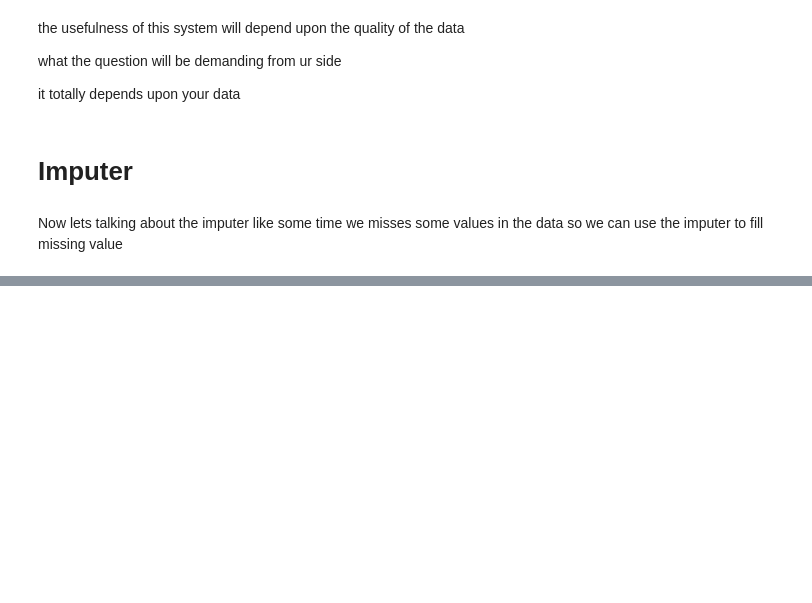
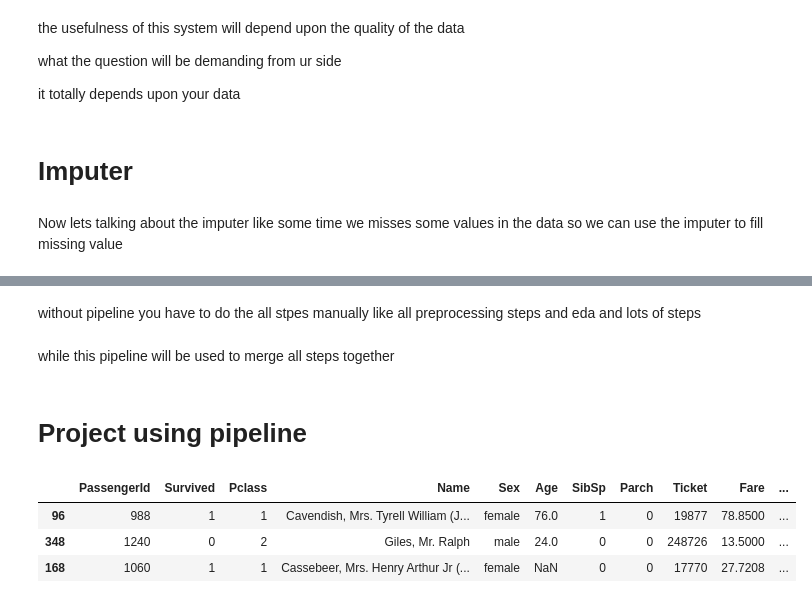
Before and after one commit to Kshubham0315/Complete-Machine-Learning, a Jupyter notebook: 7_ML.ipynb, the cells around one changed output, grey strips where cells are left out. Cells and saved outputs as stored; diff of their text form; code cells hidden in the pictures; blank space fills up the shorter version.

```diff
--- a/7_ML.ipynb
+++ b/7_ML.ipynb
@@ -176,0 +237,6 @@ X = imputer.fit_transform(df[['age']]) #you can also done from the
+# %% [markdown]
+without pipeline you have to do the all stpes manually like all preprocessing steps and eda and lots of steps
+# %% [markdown]
+while this pipeline will be used to merge all steps together
+# %% [markdown]
+# Project using pipeline
@@ -176,0 +254,9 @@ X = imputer.fit_transform(df[['age']]) #you can also done from the
+# %%
+df = pd.read_csv('tested.csv')
+# %%
+df.sample(3)
+# %% [output]
+|  | PassengerId | Survived | Pclass | Name | Sex | Age | SibSp | Parch | Ticket | Fare | ... |
+| 96 | 988 | 1 | 1 | Cavendish, Mrs. Tyrell William (J... | female | 76.0 | 1 | 0 | 19877 | 78.8500 | ... |
+| 348 | 1240 | 0 | 2 | Giles, Mr. Ralph | male | 24.0 | 0 | 0 | 248726 | 13.5000 | ... |
+| 168 | 1060 | 1 | 1 | Cassebeer, Mrs. Henry Arthur Jr (... | female | NaN | 0 | 0 | 17770 | 27.7208 | ... |
```
Also changed, not shown: parts of 60 cells of this notebook.
